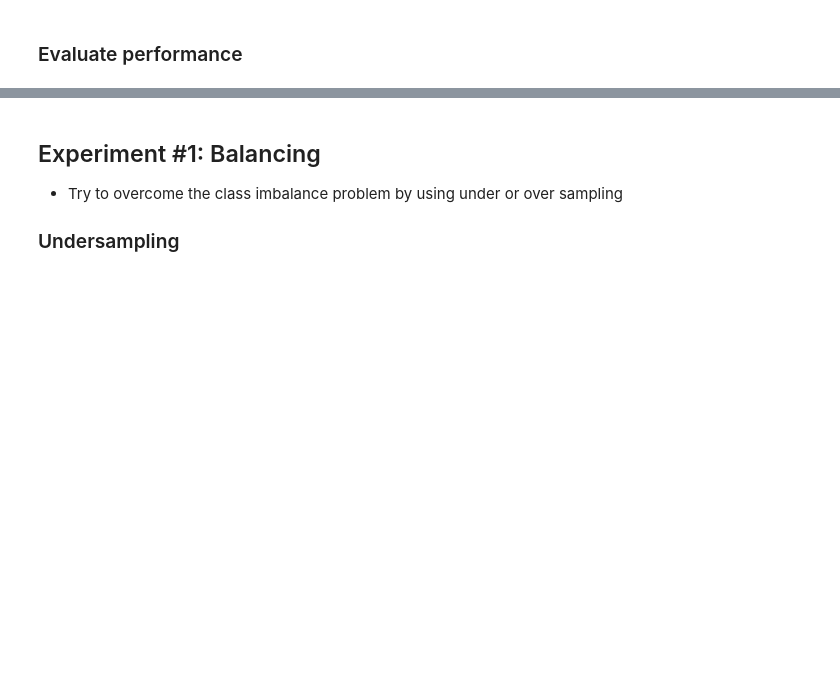
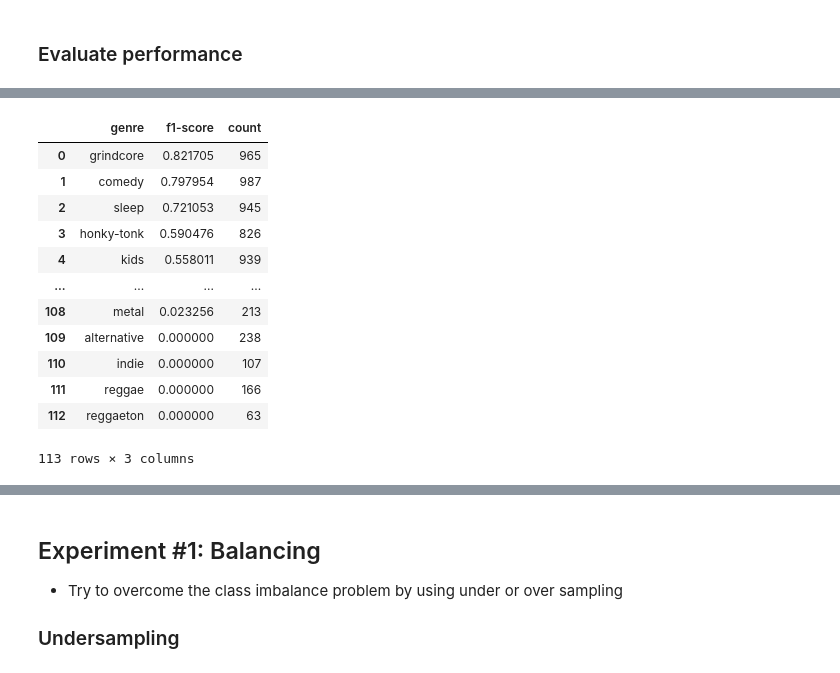
Before and after one commit to liza-no/IE500_Data_Mining_Project, a Jupyter notebook: song-genre-predictor.ipynb, the cells around one changed output, grey strips where cells are left out. Drawn from its saved outputs; the diff is of its cells as text; code cells hidden in the pictures; blank space fills up the shorter version.

```diff
--- a/song-genre-predictor.ipynb
+++ b/song-genre-predictor.ipynb
@@ -5,7 +5,7 @@
 * Try to predict the genres using only the numerical features
 # %%
 import pandas as pd
-pd.options.display.max_columns = None
+pd.options.display.max_columns = 200
 
 songs = pd.read_csv('data/spotify_data.csv', index_col=[0])
 songs.head()
@@ -118,3 +118,28 @@ class_to_f1
  'house': 0.0,
  'indie': 0.0,
  'reggaeton': 0.0}
+# %%
+grouped_by_genre = songs.groupby(['track_genre']).size()
+genre_count = grouped_by_genre.sort_values(ascending=False)
+count = list()
+for genre in class_to_f1.keys():
+    count.append(genre_count[genre])
+predictions_df = pd.DataFrame([], columns=['genre', 'f1-score', 'count'])
+predictions_df['genre'] = class_to_f1.keys()
+predictions_df['f1-score'] = class_to_f1.values()
+predictions_df['count'] = count
+display(predictions_df)
+# %% [output]
+|  | genre | f1-score | count |
+| 0 | grindcore | 0.821705 | 965 |
+| 1 | comedy | 0.797954 | 987 |
+| 2 | sleep | 0.721053 | 945 |
+| 3 | honky-tonk | 0.590476 | 826 |
+| 4 | kids | 0.558011 | 939 |
+| ... | ... | ... | ... |
+| 108 | metal | 0.023256 | 213 |
+| 109 | alternative | 0.000000 | 238 |
+| 110 | indie | 0.000000 | 107 |
+| 111 | reggae | 0.000000 | 166 |
+| 112 | reggaeton | 0.000000 | 63 |
+113 rows × 3 columns
```
Also changed, not shown: parts of 8 cells of this notebook.
